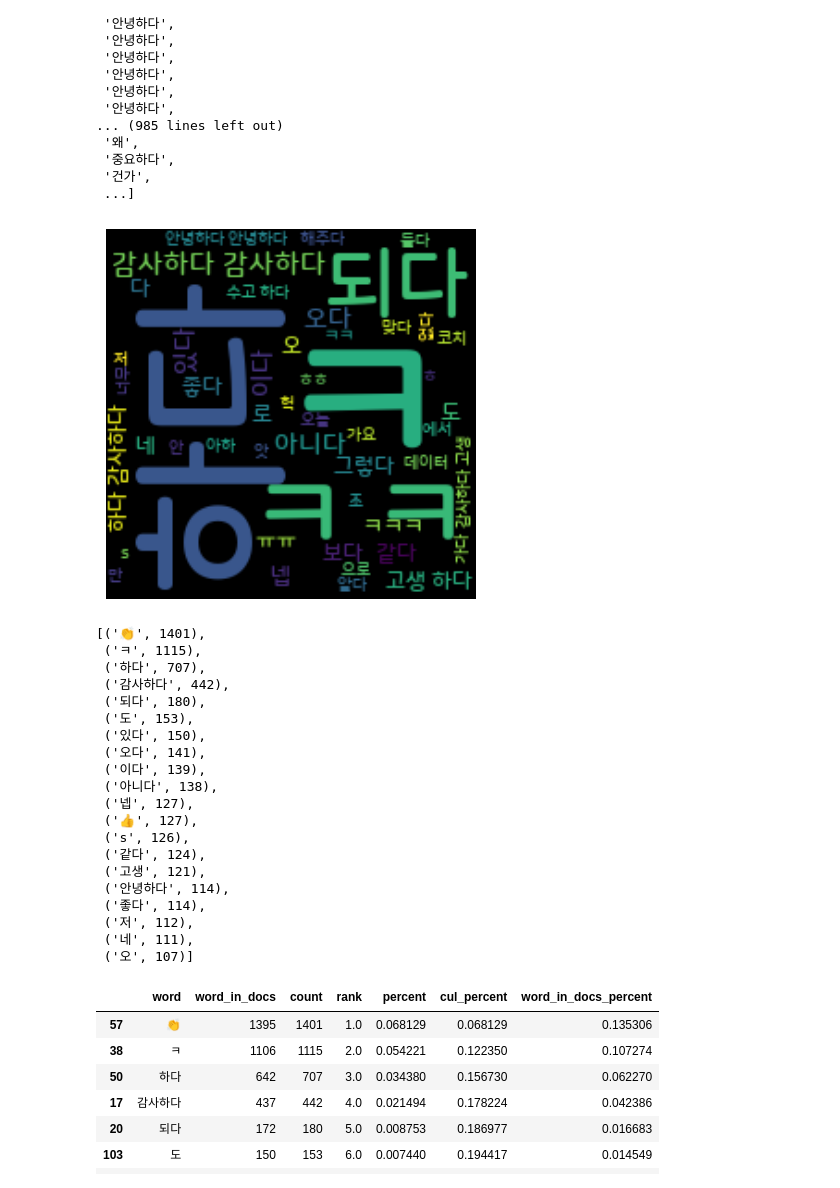
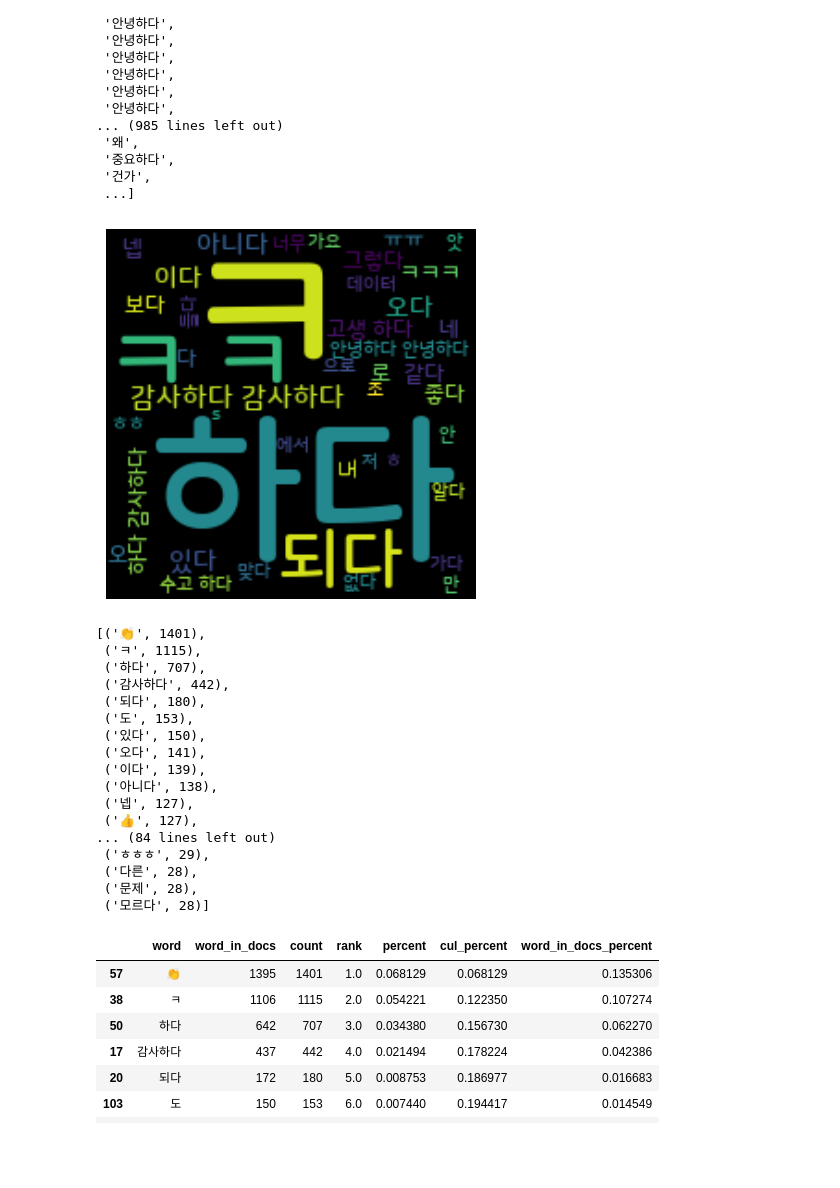
Before and after one commit to tes-b/project_4_Sentiment_analysis, a Jupyter notebook: analysis.ipynb, the cells around one changed output. Cells and saved outputs as stored; diff of their text form; code cells hidden in the pictures; blank space fills up the shorter version.

```diff
--- a/analysis.ipynb
+++ b/analysis.ipynb
@@ -53,8 +62,19 @@ sns.barplot(zoom_sprint_avg, x=zoom_sprint_avg.index, y="Label")
 # %%
 zoom_label_avg = zoom.groupby(by="Date").mean()
 # zoom_label_avg
-sns.barplot(zoom_label_avg,x=zoom_label_avg.index,y="Label")
-plt.xticks(rotation=45)
+# sns.barplot(zoom_label_avg,x=zoom_label_avg.index,y="Label")
+# plt.xticks(rotation=45)
+
+sns.set(style="whitegrid", color_codes=True)
+
+data = zoom_label_avg["Label"]  # data underlying bar plot in question
+
+# pal = sns.color_palette("Blues_d", len(data))
+# rank = data.argsort().argsort()
+
+sns.barplot(x=data.index, y=data, palette="Blues_d")
+plt.ylim(0.5,1)
+plt.xticks(rotation=90)
 # %% [output]
 (array([ 0,  1,  2,  3,  4,  5,  6,  7,  8,  9, 10, 11, 12, 13, 14]),
  [Text(0, 0, '2022-11-09'),
@@ -90,0 +139,11 @@ Name: Author, Length: 69, dtype: int64
+# %%
+zoom_count = zoom.groupby(by="Date").count()
+sns.set(style="whitegrid", color_codes=True)
+
+data = zoom_count["Content"]  # data underlying bar plot in question
+
+pal = sns.color_palette("Blues_d", len(data))
+rank = data.argsort().argsort()
+
+sns.barplot(x=data.index, y=data, palette=np.array(pal[::1])[rank])
+temp = plt.xticks(rotation=90)
@@ -201,16 +282,17 @@ train_review
  ...]
 # %%
 # 한글 폰트 설정(.ttf파일 다운로드 후 실행)
-wordcloud = WordCloud('data/NanumSquareRoundB.ttf',max_words=50,width=200).generate(' '.join(train_review))
+wordcloud = WordCloud('data/NanumSquareRoundB.ttf',
+    max_words=50,width=200,height=200,max_font_size=100,min_font_size=10,).generate(' '.join(train_review))
 plt.imshow(wordcloud, interpolation='bilinear')
 plt.axis('off')
 plt.show()
 # %% [output]
-[figure, old version]
+[figure, new version]
 # %%
 word_counts = Counter()
 tokens.apply(lambda x: word_counts.update(x))
-word_counts.most_common(20)
+word_counts.most_common(100)
 # %% [output]
 [('👏', 1401),
  ('ㅋ', 1115),
@@ -224,14 +306,11 @@ word_counts.most_common(20)
  ('아니다', 138),
  ('넵', 127),
  ('👍', 127),
- ('s', 126),
- ('같다', 124),
- ('고생', 121),
- ('안녕하다', 114),
- ('좋다', 114),
- ('저', 112),
- ('네', 111),
- ('오', 107)]
+... (84 lines left out)
+ ('ㅎㅎㅎ', 29),
+ ('다른', 28),
+ ('문제', 28),
+ ('모르다', 28)]
 # %%
 def word_count(docs):
     """ 토큰화된 문서들을 입력받아 토큰을 카운트 하고 관련된 속성을 가진 데이터프레임을 리턴합니다.
```
Also changed, not shown: parts of 8 cells of this notebook, 1 other file.
